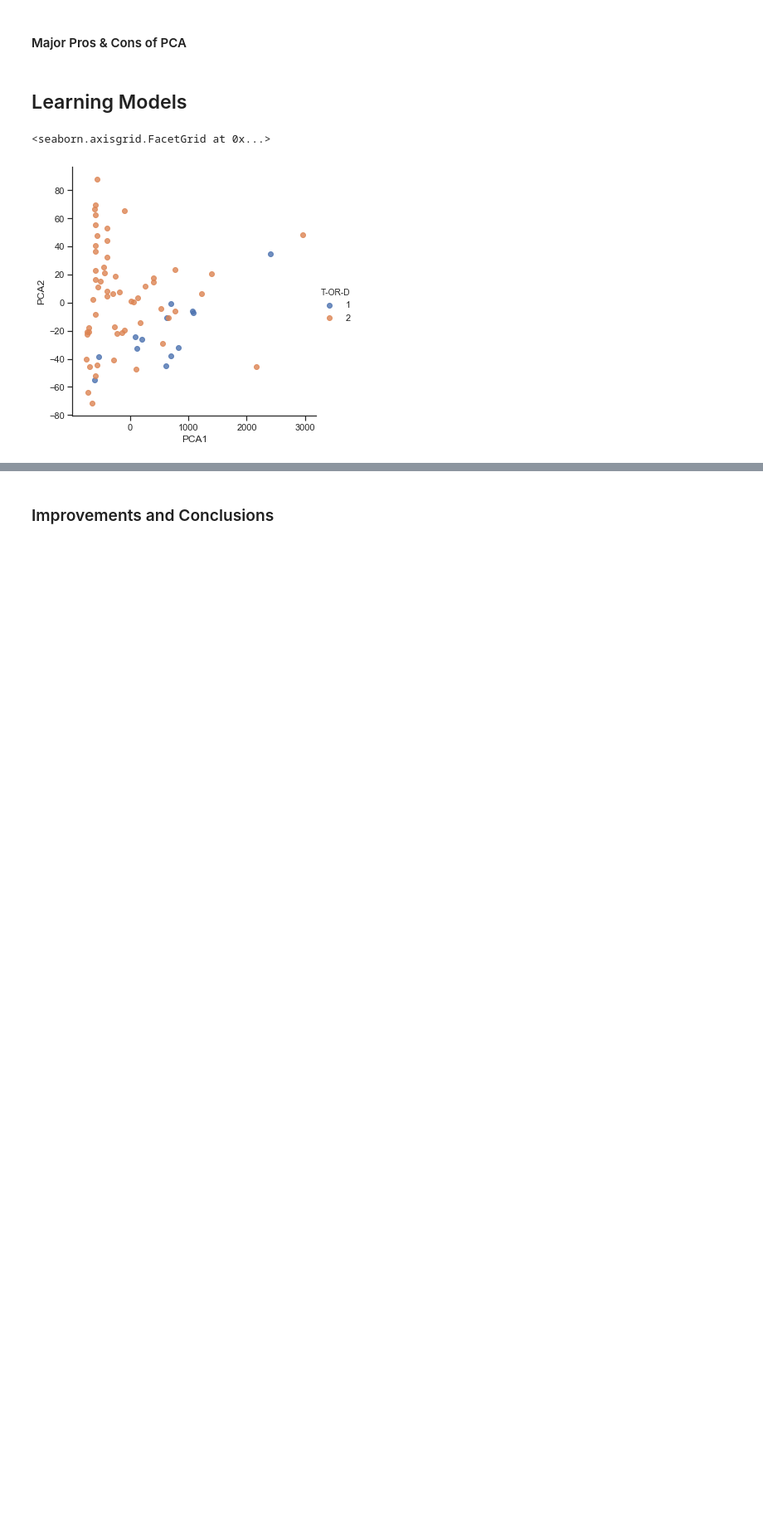
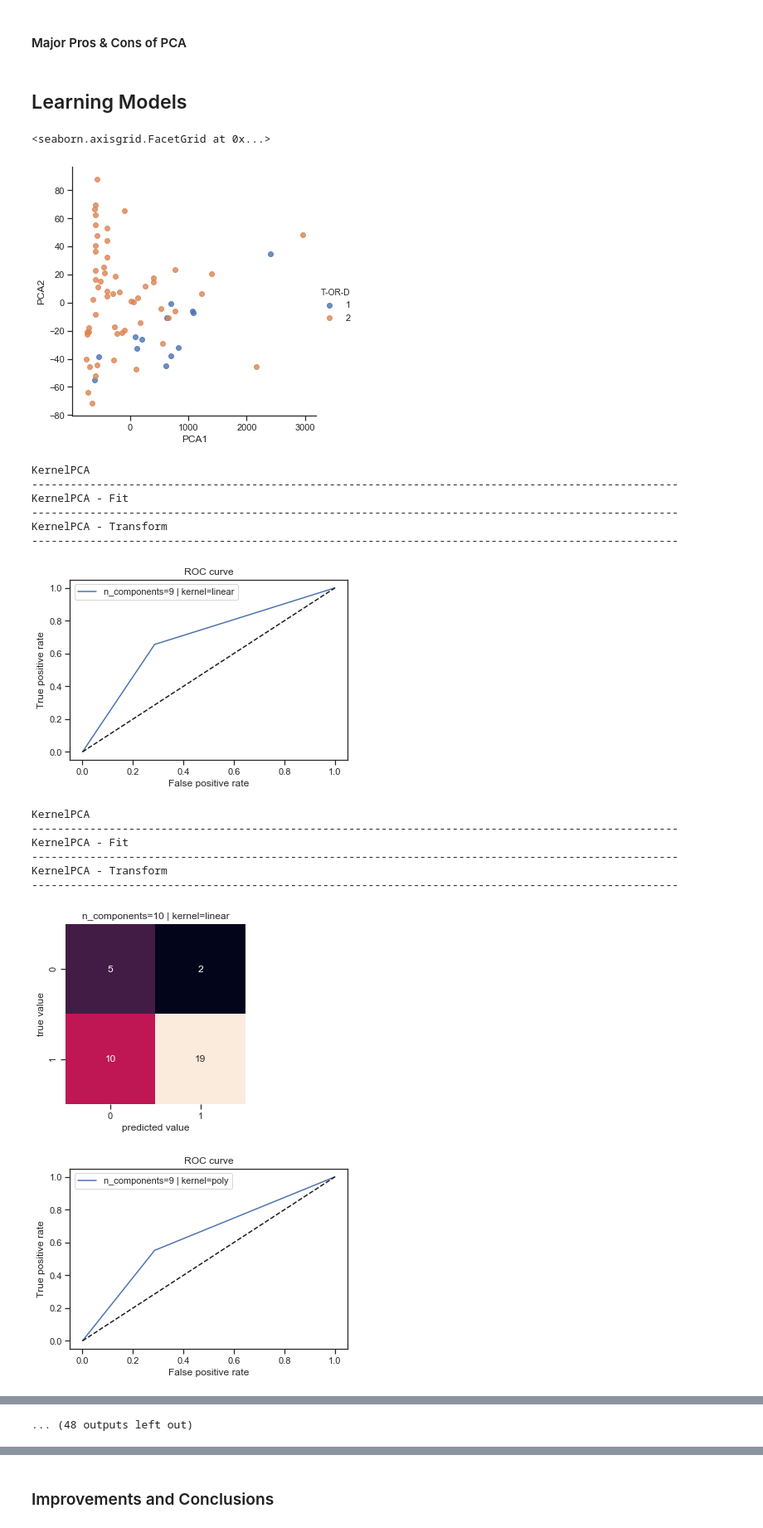
Before and after one commit to franec94/Pittsburgh-Bridge-Dataset, a Jupyter notebook: pittsburgh-bridges-data-set-analysis/Data Space Report (Official) - Two-Dimensional Analyses-v1.0.2.ipynb, the cells around one changed output, grey strips where cells are left out. Shown at 83% size. Drawn from its saved outputs; the diff is of its cells as text; code cells hidden in the pictures; blank space fills up the shorter version.

```diff
--- a/pittsburgh-bridges-data-set-analysis/Data Space Report (Official) - Two-Dimensional Analyses-v1.0.2.ipynb
+++ b/pittsburgh-bridges-data-set-analysis/Data Space Report (Official) - Two-Dimensional Analyses-v1.0.2.ipynb
@@ -387,7 +339,7 @@ print('-' * 50)
 print(dataset['T-OR-D'].value_counts())
 
 # Get Predictors
-X = dataset.loc[:, dataset.columns != target_col]
+X = dataset.loc[:, dataset.columns != target_col].values
 # %% [output]
 Summary about Target Variable {target_col}
 --------------------------------------------------
@@ -508,21 +461,37 @@ sns.lmplot("PCA1", "PCA2", hue=target_col, data=df, fit_reg=False)
 <seaborn.axisgrid.FacetGrid at 0x...>
 [figure]
 # %%
-plot_dest = os.path.join("figures", "n_comp_2")
+plot_dest = os.path.join("figures", "n_comp_2_analysis")
 N_CV, N_KERNEL = 9, 4
 assert len(cv_list) >= N_CV, f"Error: N_CV={N_CV} > len(cv_list)={len(cv_list)}"
 assert len(pca_kernels_list) >= N_KERNEL, f"Error: N_KERNEL={N_KERNEL} > len(pca_kernels_list)={len(pca_kernels_list)}"
 
 n = len(estimators_list) # len(estimators_list)
 dfs_list = fit_all_by_n_components(
     estimators_list=estimators_list[:n], \
     estimators_names=estimators_names[:n], \
     X=X, \
     y=y, \
-    n_components=2, \
+    n_components=9, \
     show_plots=False, \
     cv_list=cv_list[:N_CV], \
     # pca_kernels_list=['linear'],
     pca_kernels_list=pca_kernels_list[:N_KERNEL],
-    verbose=0
+    verbose=0 # 0=silent, 1=show informations
 )
+# %% [output]
+KernelPCA
+----------------------------------------------------------------------------------------------------
+KernelPCA - Fit
+----------------------------------------------------------------------------------------------------
+KernelPCA - Transform
+----------------------------------------------------------------------------------------------------
+[figure, added]
+KernelPCA
+----------------------------------------------------------------------------------------------------
+KernelPCA - Fit
+----------------------------------------------------------------------------------------------------
+KernelPCA - Transform
+----------------------------------------------------------------------------------------------------
+[figure, added]
+[figure, added]
@@ -529,3 +520,4 @@ dfs_list = fit_all_by_n_components(
+... (48 outputs left out)
 # %%
 # GaussianNB
 # -----------------------------------
```
Also changed, not shown: parts of 21 cells of this notebook, 25 other files.
